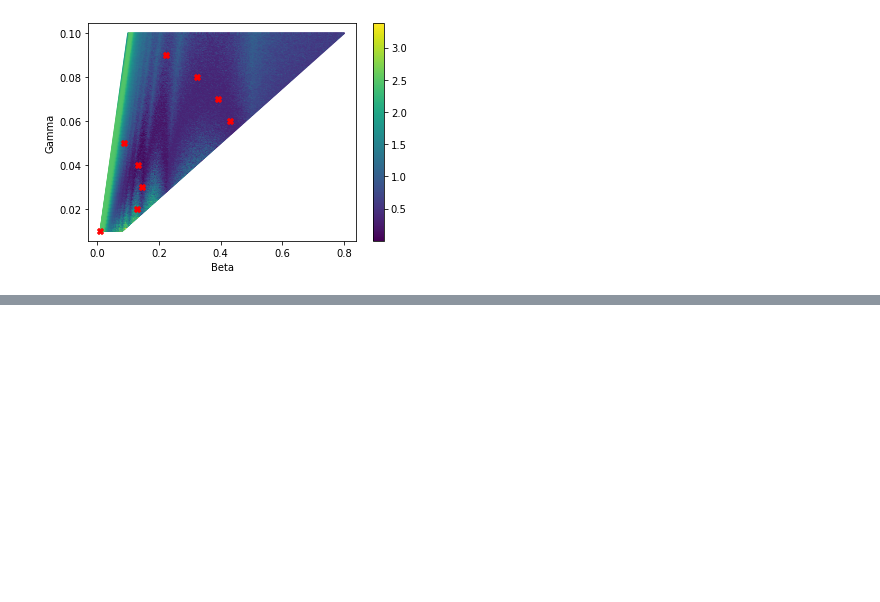
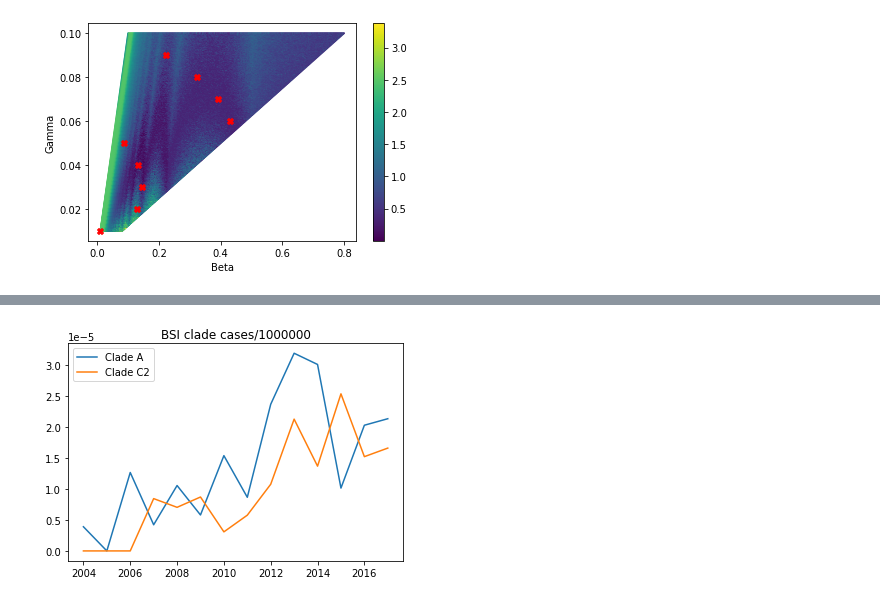
Before and after one commit to fanoja/Ecoli-R0, a Jupyter notebook: grid/grid_visualization.ipynb, the cells around one changed output, grey strips where cells are left out. Cells and saved outputs as stored; diff of their text form; code cells hidden in the pictures; blank space fills up the shorter version.

Commit message:
Add time_shift.ipynb and code for using incidence data

```diff
--- a/grid/grid_visualization.ipynb
+++ b/grid/grid_visualization.ipynb
@@ -437,0 +453,42 @@ sc.set_cmap('viridis') # 'plasma'
+# %%
+# Read incidence
+
+
+csv_file = 'data/NORM_incidence.csv'
+df = pd.read_csv(csv_file, delimiter=',')
+
+df["A"]
+df["Year"]
+
+def get_incidence_data(csv_file, clade = "A", is_prop = True, n_incidence_pop = 1000000):
+    # Get the BSI clade X incidence per 1000000 people.
+    # If is_prop = True, divides the incidence by n_incidence_pop
+
+    import pandas as pd
+
+    csv_file = 'data/NORM_incidence.csv'
+    df = pd.read_csv(csv_file, delimiter=',')
+
+    rnames = df["Year"]
+
+    df = df[clade]
+
+    if is_prop:
+        df = df/n_incidence_pop
+
+    df.index = rnames
+
+    return df
+
+obs_data_A = get_incidence_data(csv_file, clade = "A", is_prop = True)
+obs_data_C2 = get_incidence_data(csv_file, clade = "C2", is_prop = True)
+
+# Plot the incidence data:
+
+plt.plot(obs_data_A, label = "Clade A")
+plt.plot(obs_data_C2, label = "Clade C2")
+plt.title("BSI clade cases/1000000")
+plt.legend()
+plt.show()
+# %% [output]
+[figure, added]
```
Also changed, not shown: parts of 9 cells of this notebook, 12 other files.
